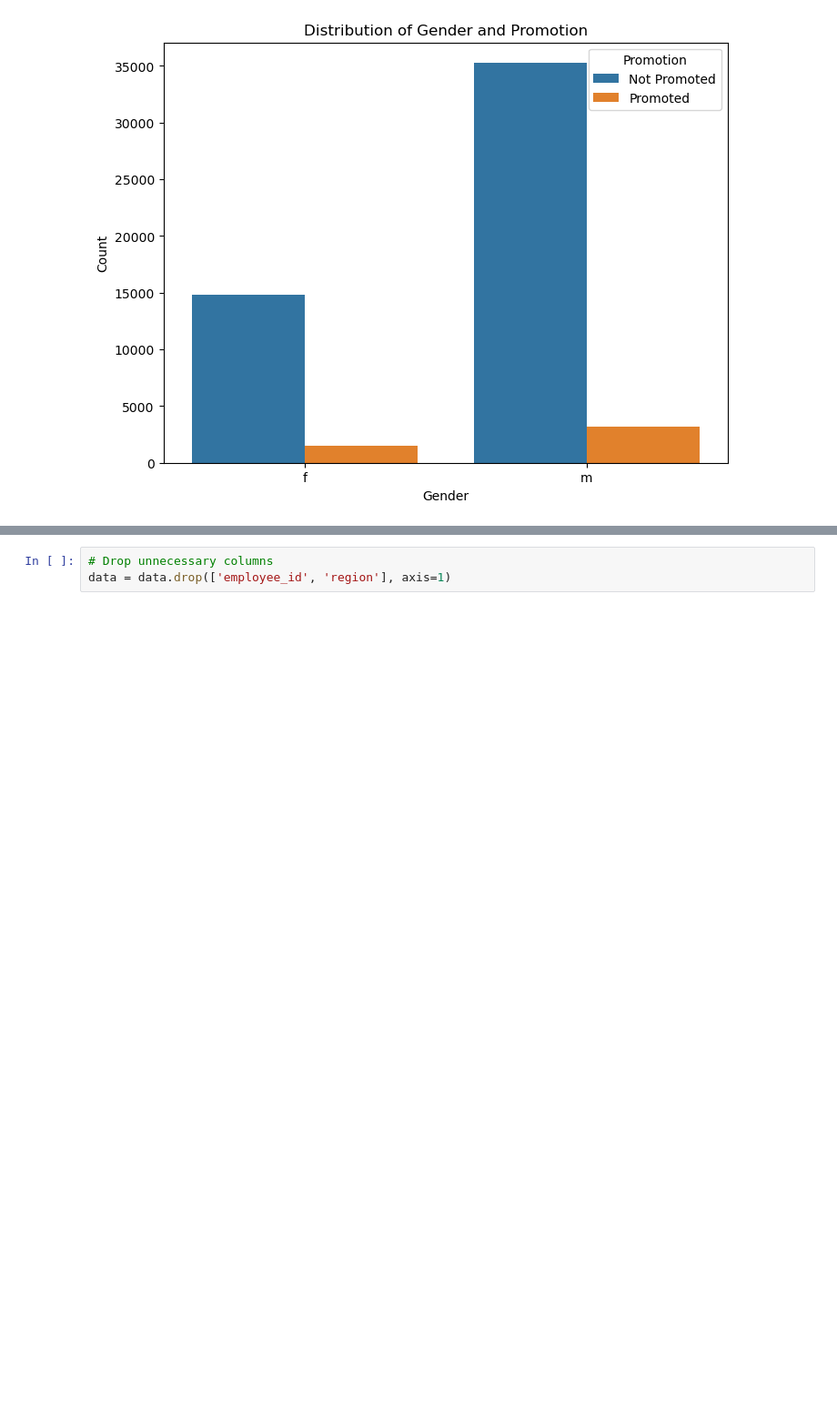
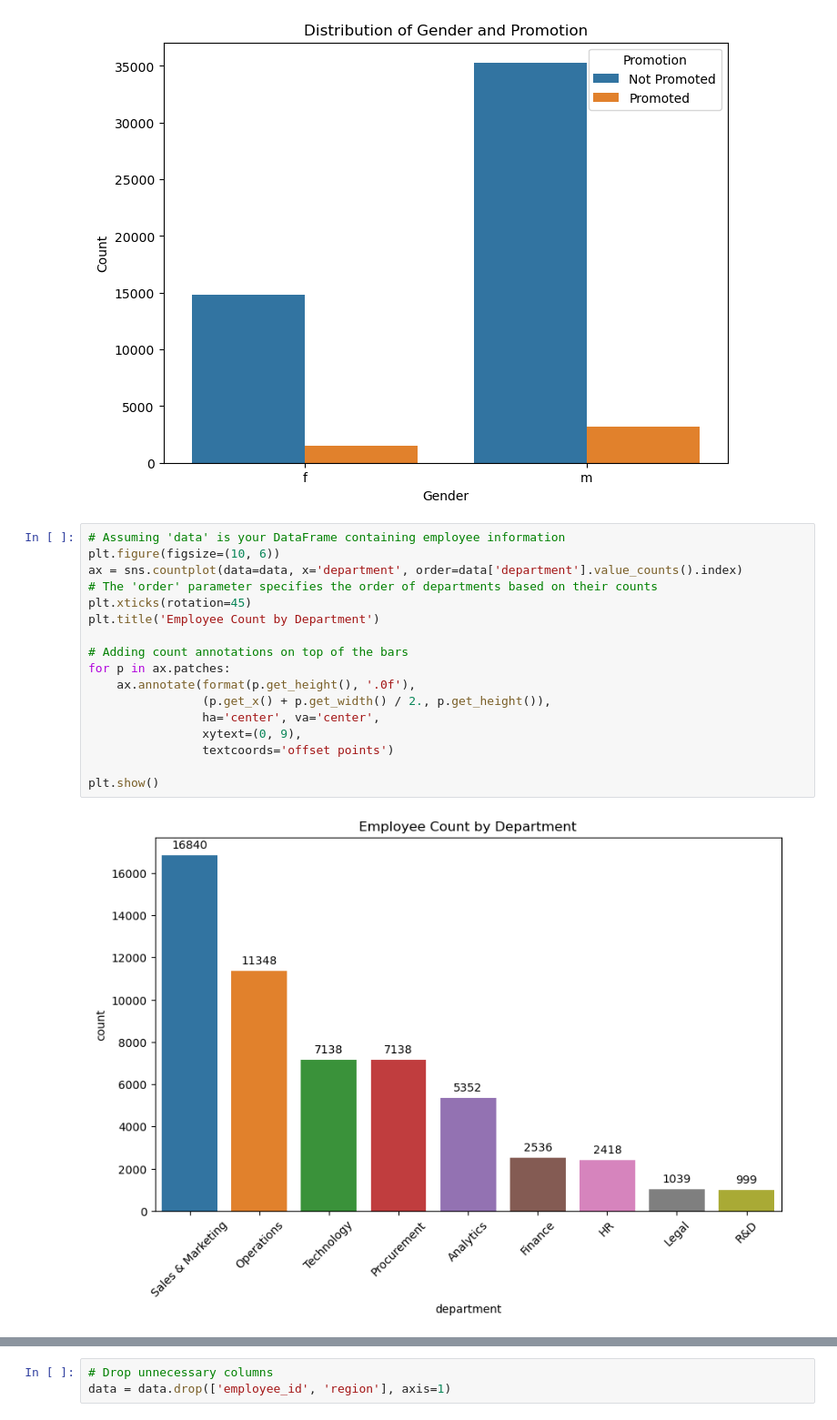
Before and after one commit to kanade28/code-file, a Jupyter notebook: Internship2_1.ipynb, the cells around one changed output, grey strips where cells are left out. Shown at 91% size. Saved outputs shown, nothing was run; the diff lists cells and outputs as text; blank space fills up the shorter version.

```diff
--- a/Internship2_1.ipynb
+++ b/Internship2_1.ipynb
@@ -40,3 +40,22 @@ plt.legend(title='Promotion', labels=['Not Promoted', 'Promoted'])
 plt.show()
 # %% [output]
 [figure]
+# %%
+# Assuming 'data' is your DataFrame containing employee information
+plt.figure(figsize=(10, 6))
+ax = sns.countplot(data=data, x='department', order=data['department'].value_counts().index)
+# The 'order' parameter specifies the order of departments based on their counts
+plt.xticks(rotation=45)
+plt.title('Employee Count by Department')
+
+# Adding count annotations on top of the bars
+for p in ax.patches:
+    ax.annotate(format(p.get_height(), '.0f'),
+                (p.get_x() + p.get_width() / 2., p.get_height()),
+                ha='center', va='center',
+                xytext=(0, 9),
+                textcoords='offset points')
+
+plt.show()
+# %% [output]
+[figure, added]
```
Also changed, not shown: parts of 17 cells of this notebook.
